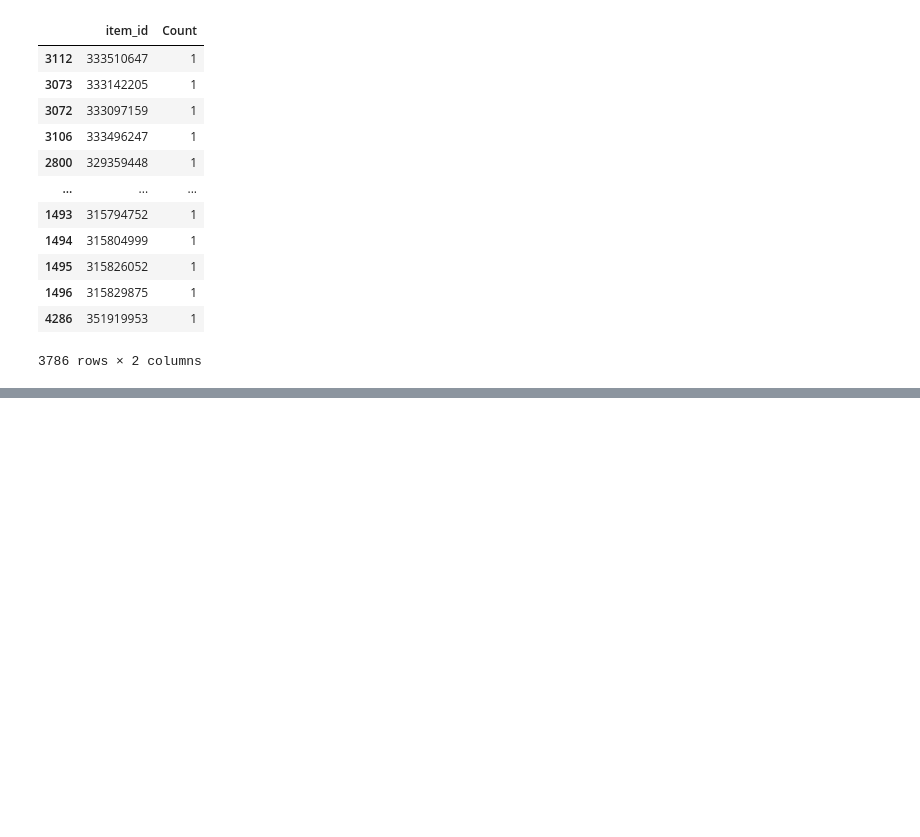
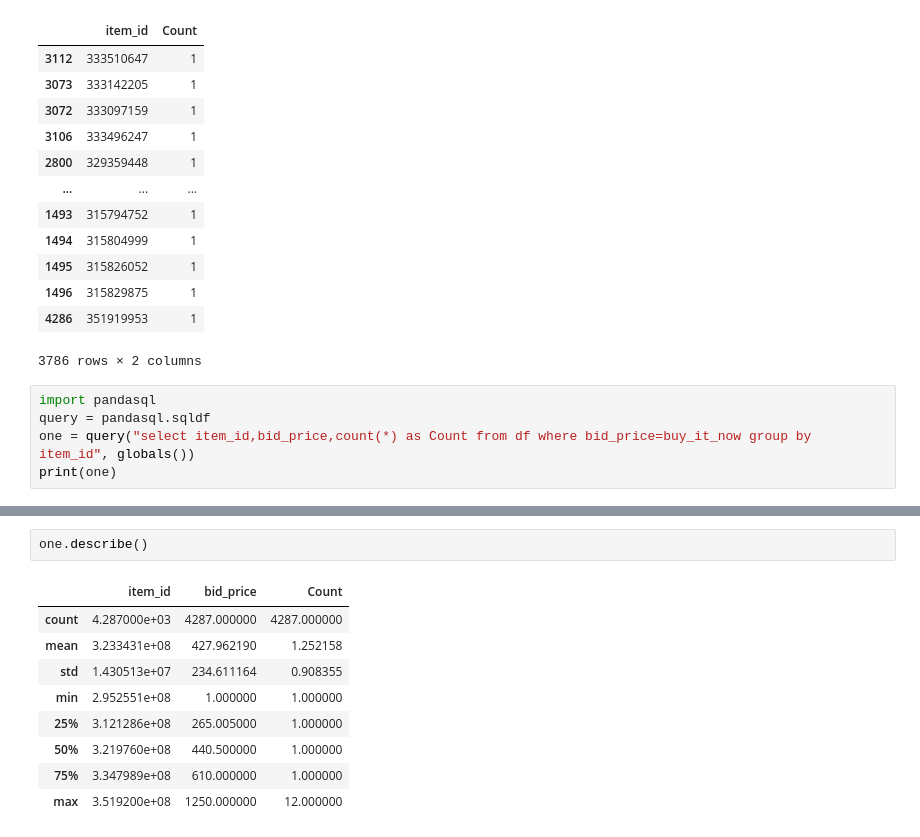
Before and after one commit to michaelpetersubc/notebooks, a Jupyter notebook: eBay/cameras_py.ipynb, the cells around one changed output, grey strips where cells are left out. Cells and saved outputs as stored; diff of their text form; blank space fills up the shorter version.

Commit message:
added sql for dataframes in camera_py

```diff
--- a/eBay/cameras_py.ipynb
+++ b/eBay/cameras_py.ipynb
@@ -95,3 +102,8 @@ sub_winners.loc[sub_winners['Count']==1]
 | 1496 | 315829875 | 1 |
 | 4286 | 351919953 | 1 |
 3786 rows × 2 columns
+# %%
+import pandasql
+query = pandasql.sqldf
+one = query("select item_id,bid_price,count(*) as Count from df where bid_price=buy_it_now group by item_id", globals())
+print(one)
@@ -97,0 +125,12 @@ sub_winners.loc[sub_winners['Count']==1]
+# %%
+one.describe()
+# %% [output]
+|  | item_id | bid_price | Count |
+| count | 4.287000e+03 | 4287.000000 | 4287.000000 |
+| mean | 3.233431e+08 | 427.962190 | 1.252158 |
+| std | 1.430513e+07 | 234.611164 | 0.908355 |
+| min | 2.952551e+08 | 1.000000 | 1.000000 |
+| 25% | 3.121286e+08 | 265.005000 | 1.000000 |
+| 50% | 3.219760e+08 | 440.500000 | 1.000000 |
+| 75% | 3.347989e+08 | 610.000000 | 1.000000 |
+| max | 3.519200e+08 | 1250.000000 | 12.000000 |
```
Also changed, not shown: parts of 11 cells of this notebook.
